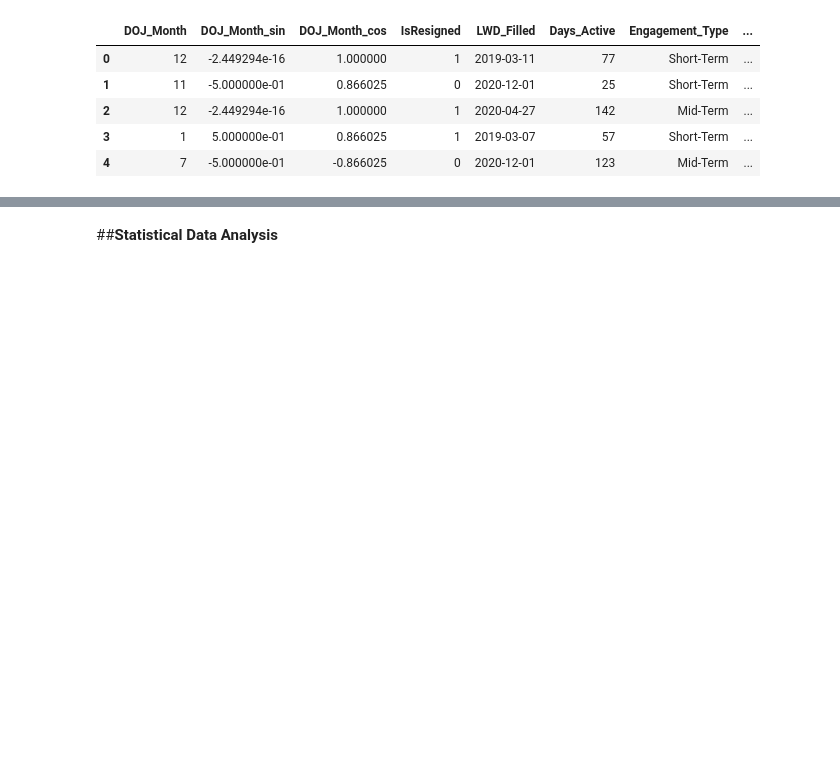
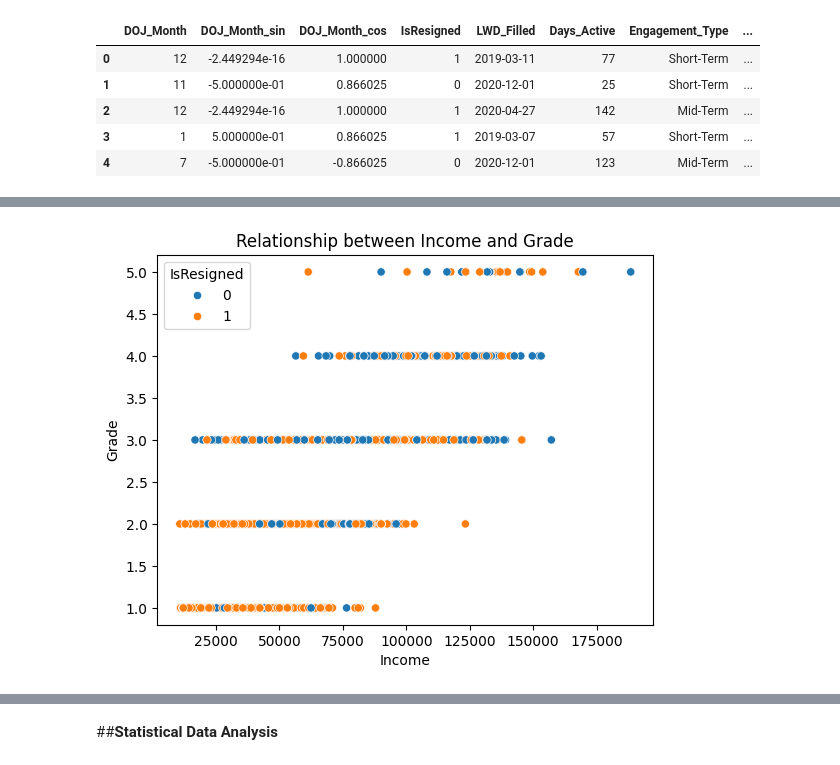
Before and after one commit to akshaykumar2972/POC2025, a Jupyter notebook: POC_Ola.ipynb, the cells around one changed output, grey strips where cells are left out. Drawn from its saved outputs; the diff is of its cells as text; code cells hidden in the pictures; blank space fills up the shorter version.

```diff
--- a/POC_Ola.ipynb
+++ b/POC_Ola.ipynb
@@ -361,0 +389,6 @@ df1.iloc[:5,15:]
+# %%
+sns.scatterplot(x='Income', y='Grade', data=df3, hue='IsResigned')
+plt.title('Relationship between Income and Grade')
+plt.show()
+# %% [output]
+[figure, added]
```
Also changed, not shown: parts of 15 cells of this notebook.
